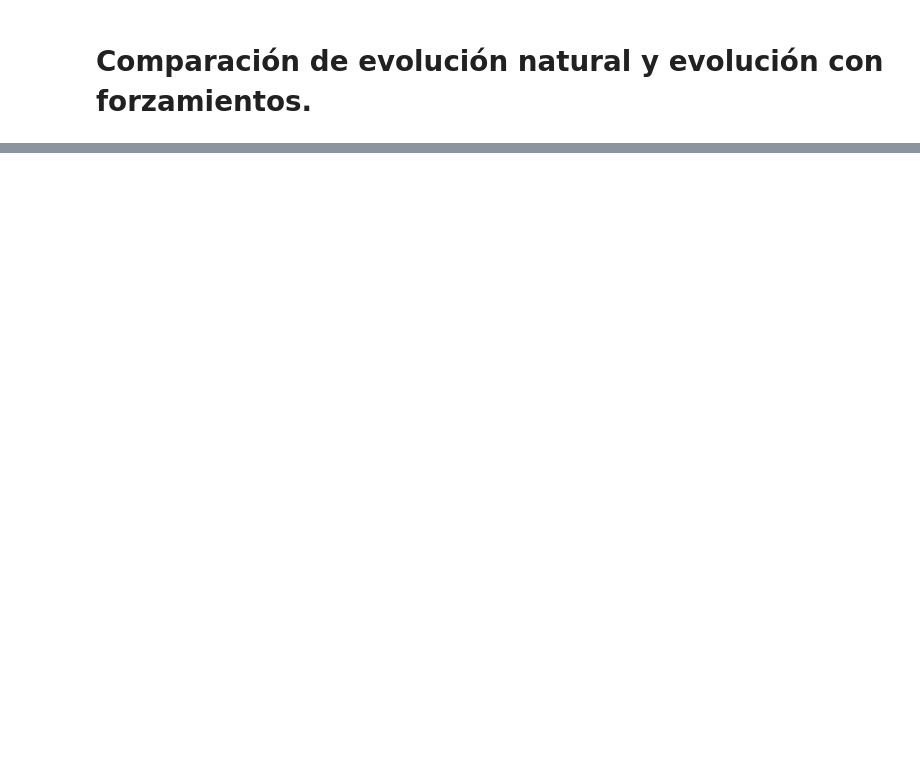
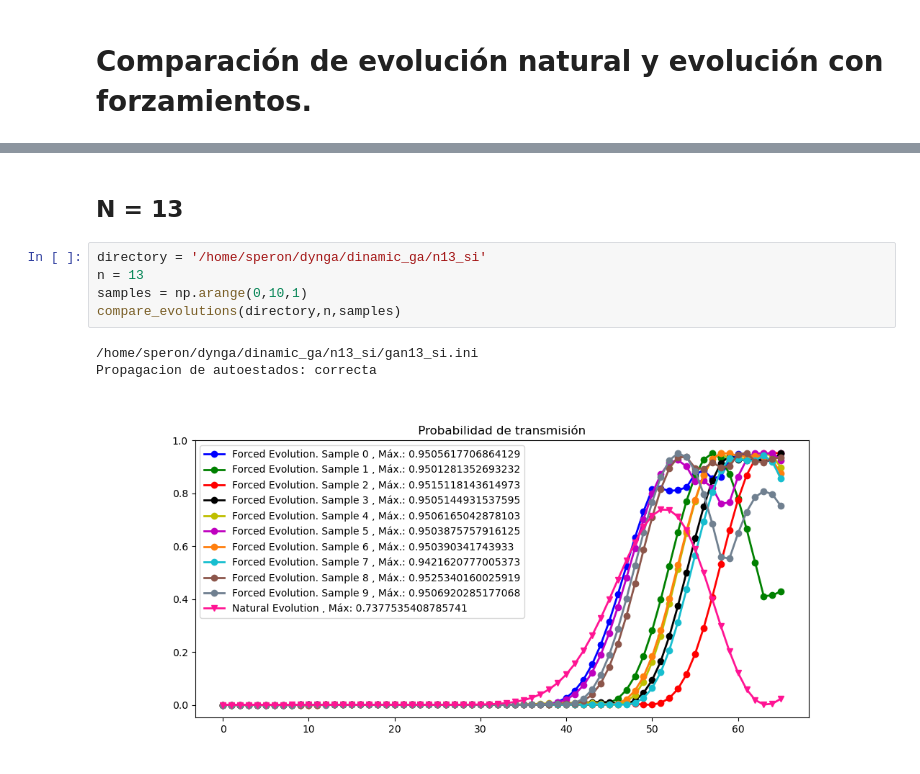
Before and after one commit to sofips/dynamic_ga, a Jupyter notebook: solution_analysis.ipynb, the cells around one changed output, grey strips where cells are left out. Saved outputs shown, nothing was run; the diff lists cells and outputs as text; blank space fills up the shorter version.

```diff
--- a/solution_analysis.ipynb
+++ b/solution_analysis.ipynb
@@ -81,0 +106,11 @@ Text(0.5, 1.0, ' Probabilidad de transmisión, Máximo alcanzado: 0.935216961949
+# %% [markdown]
+## N = 13
+# %%
+directory = '/home/speron/dynga/dinamic_ga/n13_si'
+n = 13
+samples = np.arange(0,10,1)
+compare_evolutions(directory,n,samples)
+# %% [output]
+/home/speron/dynga/dinamic_ga/n13_si/gan13_si.ini
+Propagacion de autoestados: correcta
+[figure, added]
```
Also changed, not shown: parts of 8 cells of this notebook.
